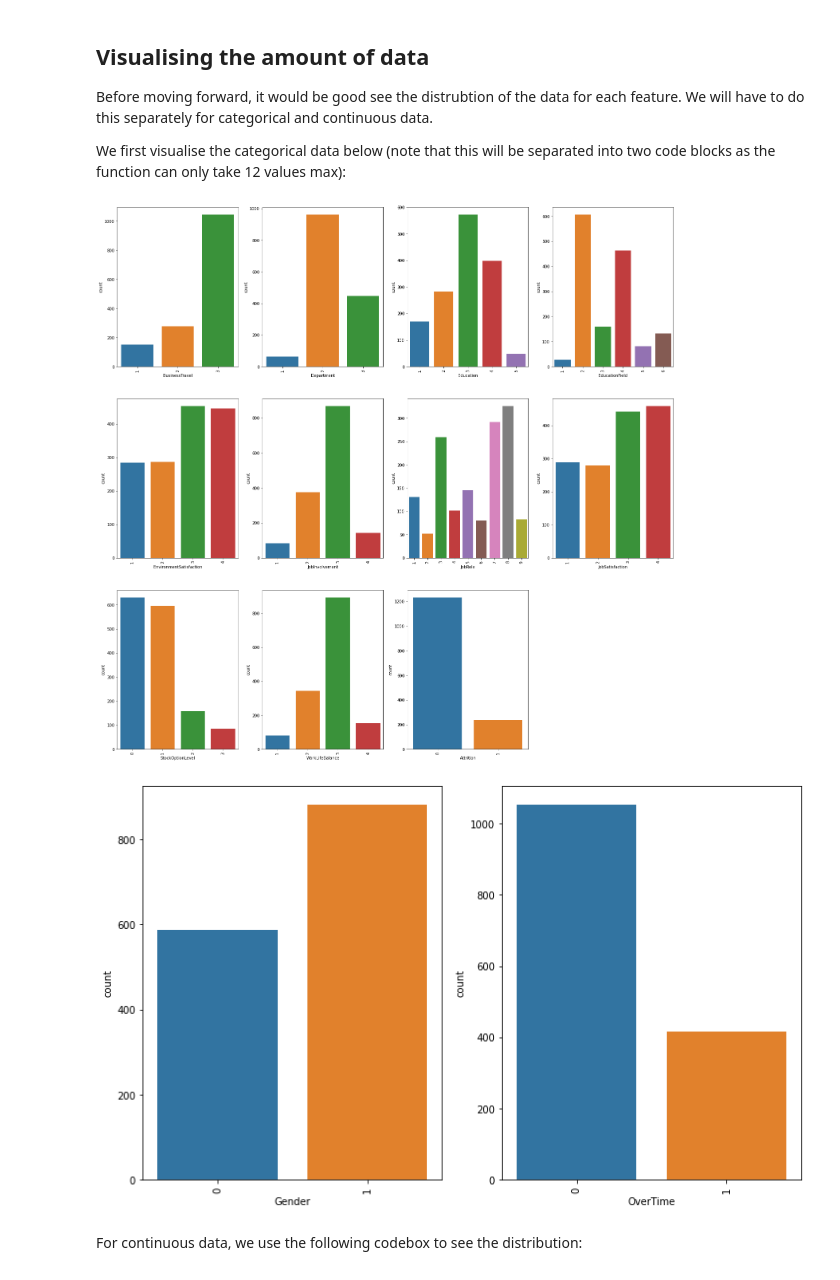
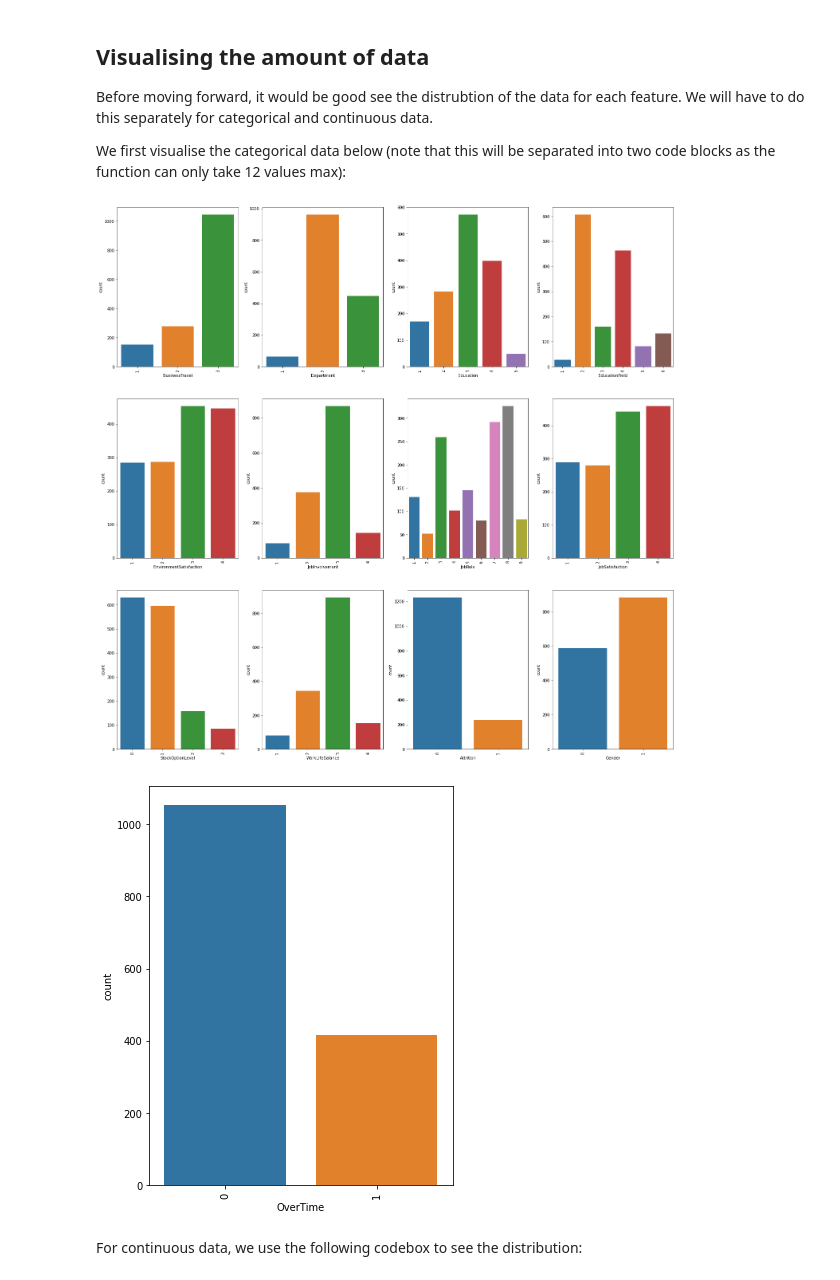
Before and after one commit to Ad2891/Slutuppgift-team12, a Jupyter notebook: Slutuppgift.ipynb, the cells around one changed output. Saved outputs shown, nothing was run; the diff lists cells and outputs as text; code cells hidden in the pictures.

Commit message:
Ver 1.7: Finish visualise attrition difference

```diff
--- a/Slutuppgift.ipynb
+++ b/Slutuppgift.ipynb
@@ -275,21 +275,21 @@ def countplot(df, independent_features):
   return None
 # %%
 #list of features
-features_to_visual = ["BusinessTravel", "Department", "Education", "EducationField",
+cat_features = ["BusinessTravel", "Department", "Education", "EducationField",
                       "EnvironmentSatisfaction", "JobInvolvement", "JobRole",
                       "JobSatisfaction", "StockOptionLevel", "WorkLifeBalance"
-                      , "Attrition"]
+                      , "Attrition", "Gender"]
 #call the method
-countplot(employee_data_dummies ,features_to_visual)
+countplot(employee_data_dummies ,cat_features)
 # %% [output]
-[figure, old version]
+[figure, new version]
 # %%
 #list of features
-features_to_visual2 = ["Gender", "OverTime"]
+cat_features2 = ["OverTime"]
 #call the method
-countplot(features_to_visual2)
+countplot(employee_data_dummies, cat_features2)
 # %% [output]
-[figure, old version]
+[figure, new version]
 # %% [markdown]
 For continuous data, we use the following codebox to see the distribution:
 # %%
```
Also changed, not shown: parts of 10 cells of this notebook.
